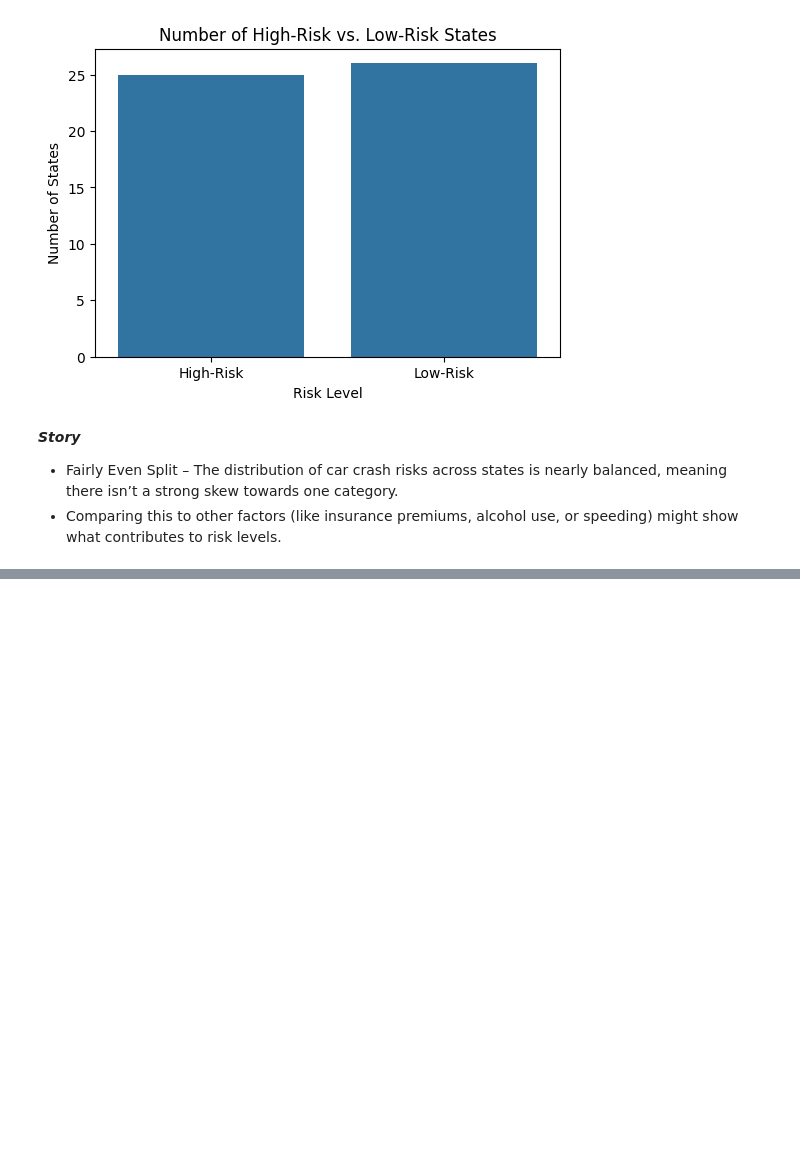
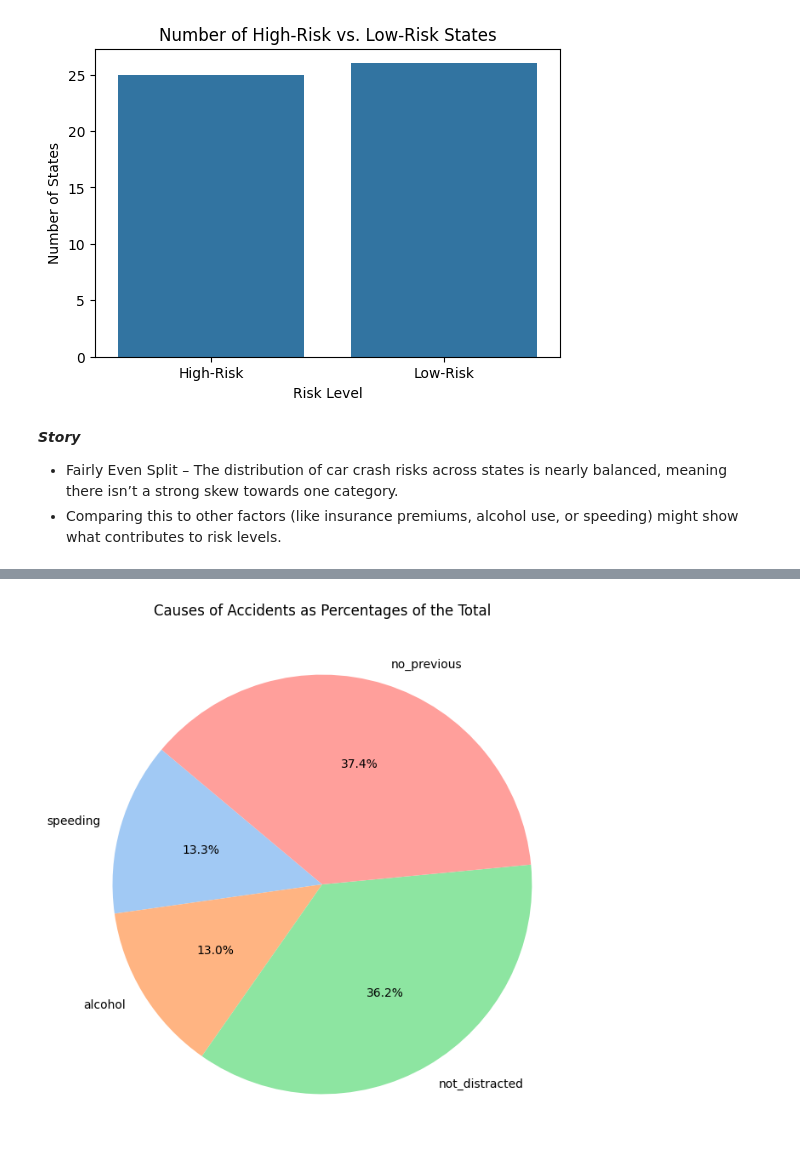
Before and after one commit to abeaderstadt/datafun-06-eda, a Jupyter notebook: beaderstadt_eda.ipynb, the cells around one changed output, grey strips where cells are left out. Saved outputs shown, nothing was run; the diff lists cells and outputs as text; code cells hidden in the pictures; blank space fills up the shorter version.

```diff
--- a/beaderstadt_eda.ipynb
+++ b/beaderstadt_eda.ipynb
@@ -259,0 +295,12 @@ plt.show()
+# %%
+# Calculate the sum of all accident causes
+causes = ['speeding', 'alcohol', 'not_distracted', 'no_previous']
+cause_sums = df[causes].sum()
+
+# Create pie chart
+plt.figure(figsize=(8, 8))
+plt.pie(cause_sums, labels=causes, autopct='%1.1f%%', colors=sns.color_palette("pastel"), startangle=140)
+plt.title("Causes of Accidents as Percentages of the Total")
+plt.show()
+# %% [output]
+[figure, added]
```
Also changed, not shown: parts of 6 cells of this notebook.
